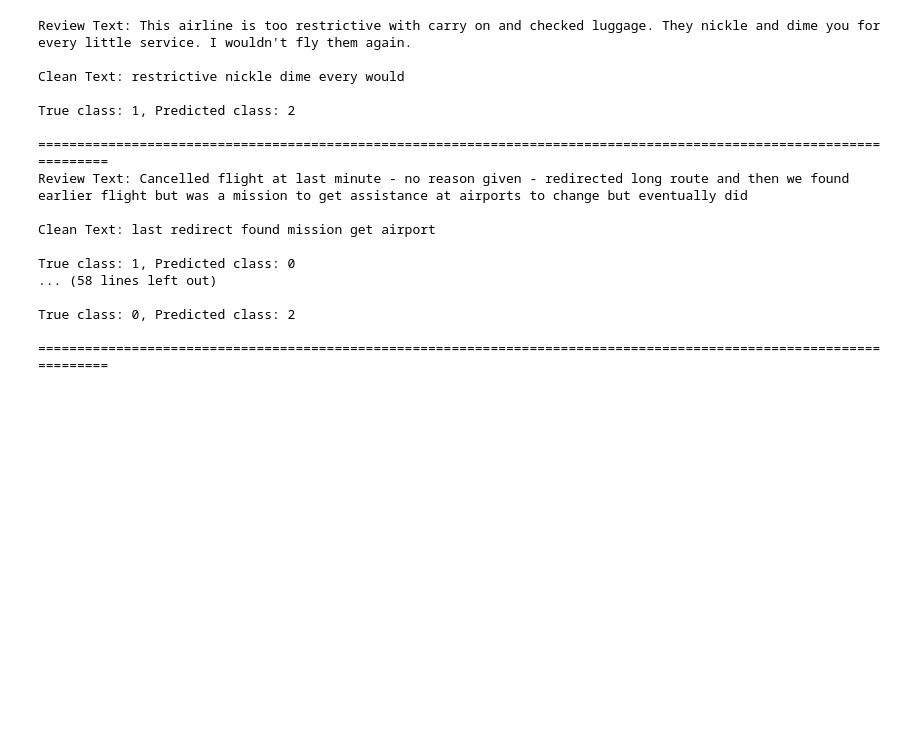
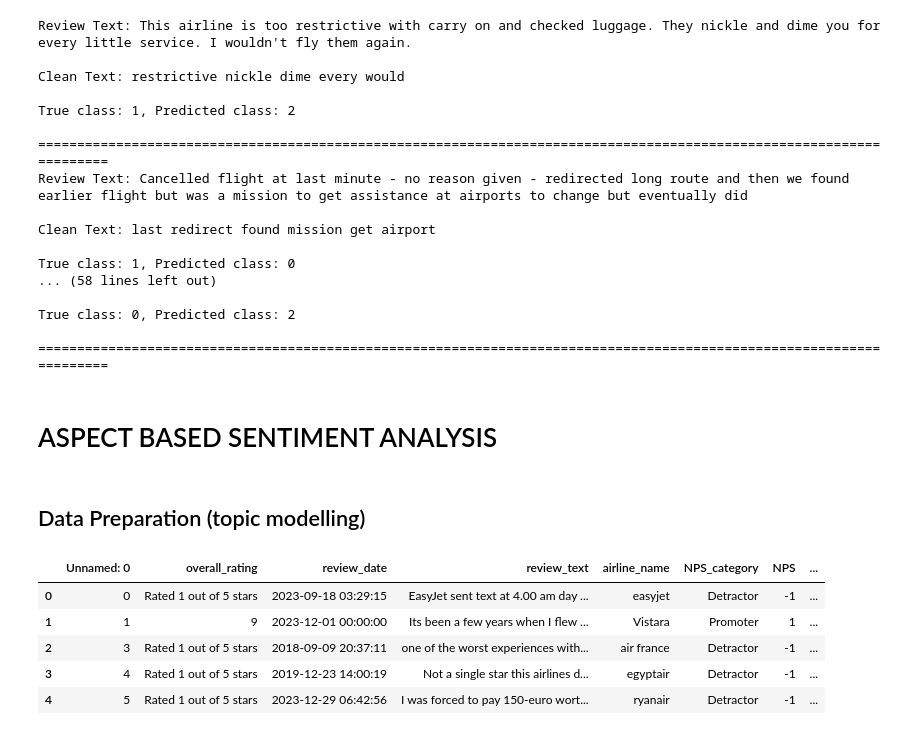
Before and after one commit to gangula-karthik/Altitude-Analytics, a Jupyter notebook: Modelling.ipynb, the cells around one changed output. Saved outputs shown, nothing was run; the diff lists cells and outputs as text; code cells hidden in the pictures; blank space fills up the shorter version.

```diff
--- a/Modelling.ipynb
+++ b/Modelling.ipynb
@@ -1486,3 +1513,18 @@ True class: 1, Predicted class: 0
 True class: 0, Predicted class: 2
 
 =====================================================================================================================
+# %% [markdown]
+# ASPECT BASED SENTIMENT ANALYSIS
+# %% [markdown]
+## Data Preparation (topic modelling)
+# %%
+data_file_path = "/kaggle/input/training-data/karthik_cleaned_data.csv"
+df = pd.read_csv(data_file_path)
+df.head()
+# %% [output]
+|  | Unnamed: 0 | overall_rating | review_date | review_text | airline_name | NPS_category | NPS | ... |
+| 0 | 0 | Rated 1 out of 5 stars | 2023-09-18 03:29:15 | EasyJet sent text at 4.00 am day ... | easyjet | Detractor | -1 | ... |
+| 1 | 1 | 9 | 2023-12-01 00:00:00 | Its been a few years when I flew ... | Vistara | Promoter | 1 | ... |
+| 2 | 3 | Rated 1 out of 5 stars | 2018-09-09 20:37:11 | one of the worst experiences with... | air france | Detractor | -1 | ... |
+| 3 | 4 | Rated 1 out of 5 stars | 2019-12-23 14:00:19 | Not a single star this airlines d... | egyptair | Detractor | -1 | ... |
+| 4 | 5 | Rated 1 out of 5 stars | 2023-12-29 06:42:56 | I was forced to pay 150-euro wort... | ryanair | Detractor | -1 | ... |
```
Also changed, not shown: parts of 17 cells of this notebook.
